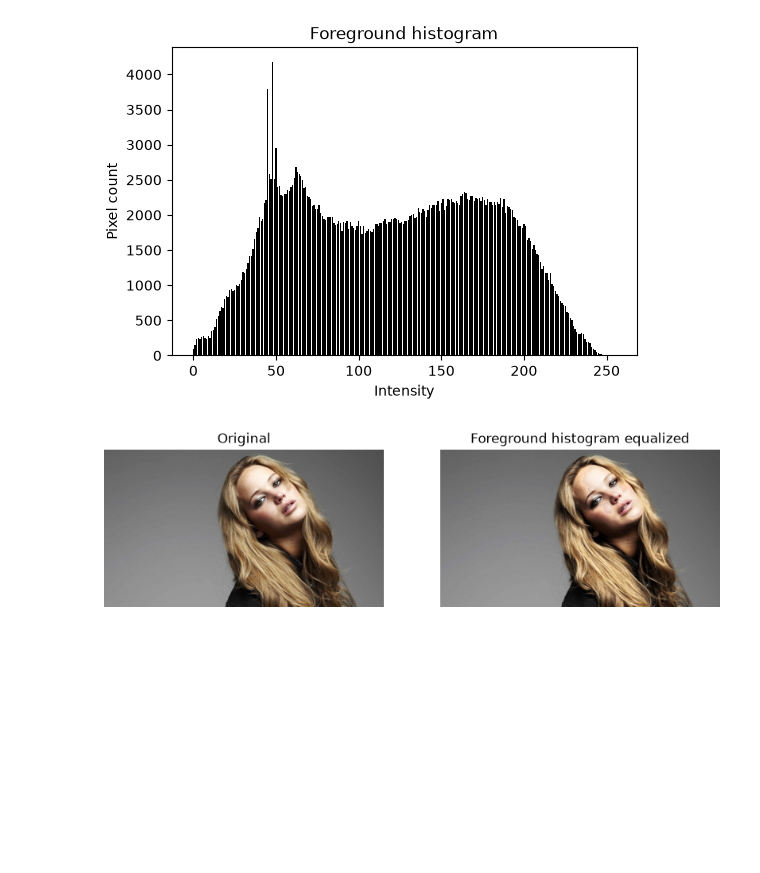
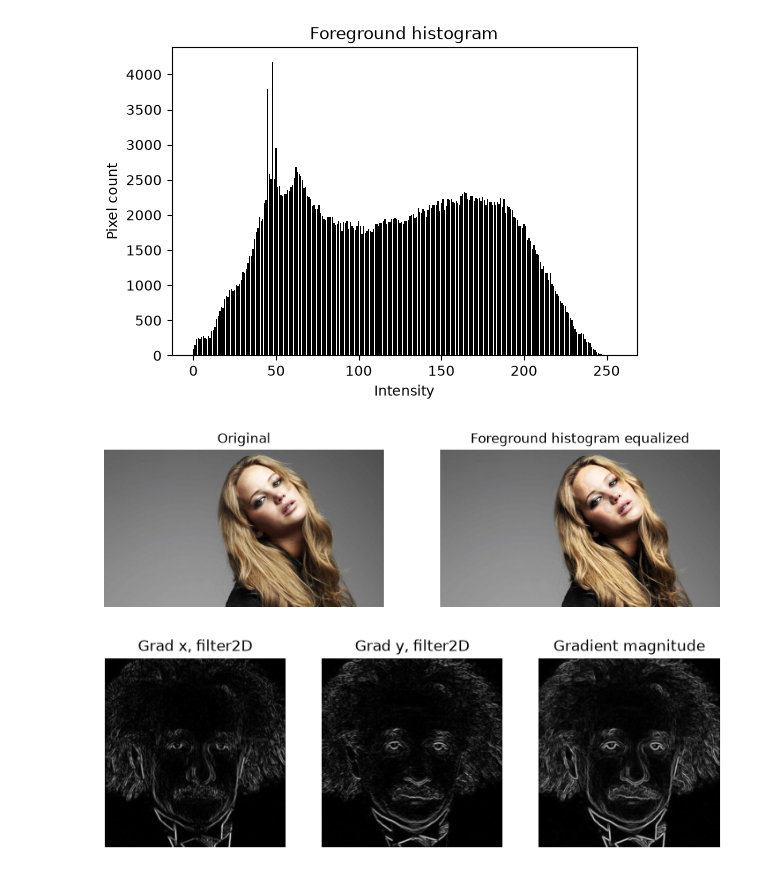
Before and after one commit to Upani-Gunathunga/EN3160-Assignment-01, a Jupyter notebook: 230218G_a01.ipynb, the cells around one changed output. Cells and saved outputs as stored; diff of their text form; code cells hidden in the pictures; blank space fills up the shorter version.

Commit message:
implement sobel filtering three ways for question 7 using filter2D befre manual coding of function

```diff
--- a/230218G_a01.ipynb
+++ b/230218G_a01.ipynb
@@ -360,3 +362,28 @@ plt.show()
 [figure]
 [figure]
 [figure]
+# %%
+# 7. Filtering with the Sobel operator can compute the gradient. Consider the image shown in Fig. 7
+einstein_photo = cv2.imread("images/q7.jpeg", cv2.IMREAD_GRAYSCALE)
+
+# (a) Using the existing filter2D to Sobel filter the image
+sobel_x_kernel = np.array([[1, 0, -1], [2, 0, -2], [1, 0, -1]], dtype=np.float32)
+sobel_y_kernel = np.array([[1, 2, 1], [0, 0, 0], [-1, -2, -1]], dtype=np.float32)
+
+grad_x_builtin = cv2.filter2D(einstein_photo, cv2.CV_32F, sobel_x_kernel)
+grad_y_builtin = cv2.filter2D(einstein_photo, cv2.CV_32F, sobel_y_kernel)
+grad_mag_builtin = np.sqrt(grad_x_builtin ** 2 + grad_y_builtin ** 2)
+
+fig_builtin, axis_builtin = plt.subplots(1, 3, figsize=(9, 3))
+axis_builtin[0].imshow(np.abs(grad_x_builtin), cmap="gray")
+axis_builtin[0].set_title("Grad x, filter2D")
+axis_builtin[0].axis("off")
+axis_builtin[1].imshow(np.abs(grad_y_builtin), cmap="gray")
+axis_builtin[1].set_title("Grad y, filter2D")
+axis_builtin[1].axis("off")
+axis_builtin[2].imshow(grad_mag_builtin, cmap="gray")
+axis_builtin[2].set_title("Gradient magnitude")
+axis_builtin[2].axis("off")
+plt.show()
+# %% [output]
+[figure, added]
```
Also changed, not shown: parts of 1 cell of this notebook.
